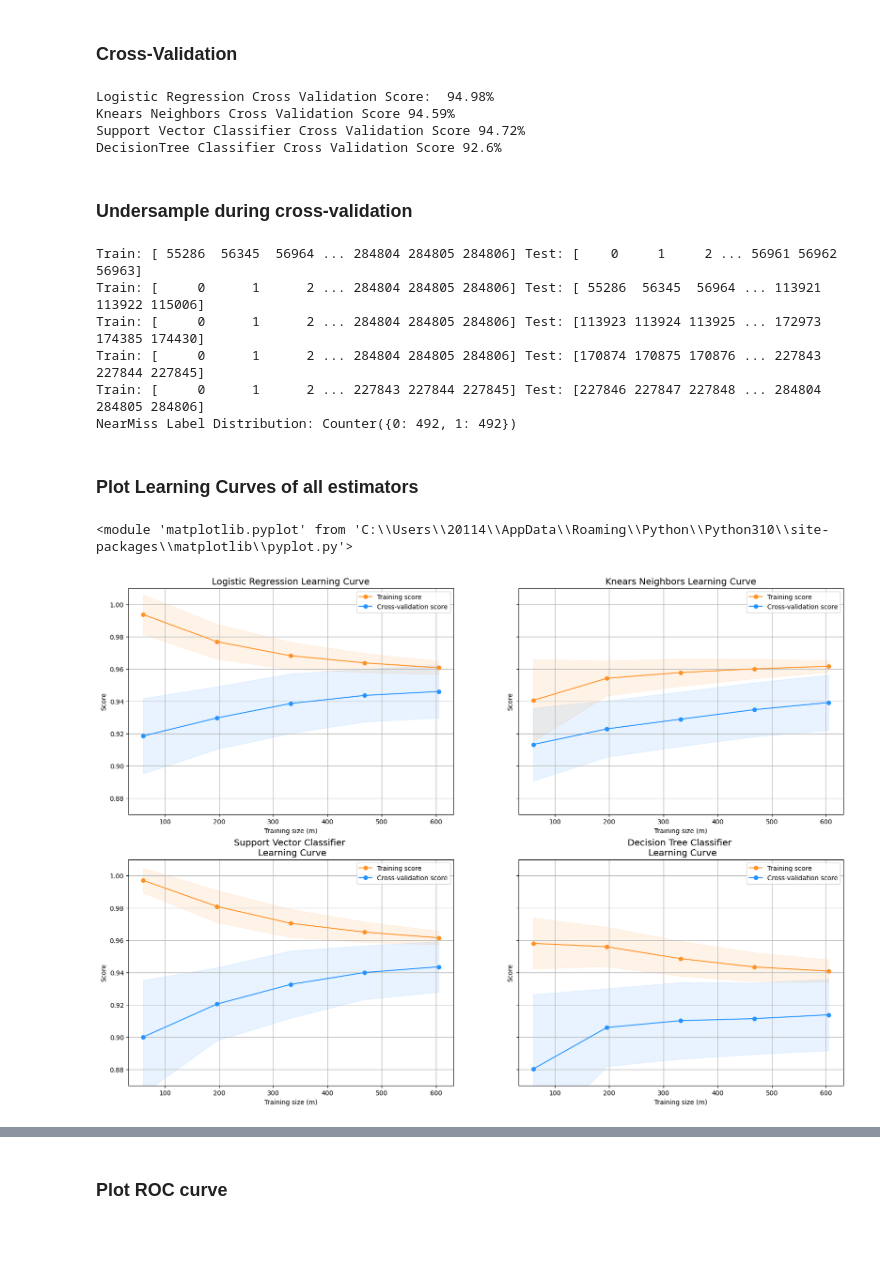
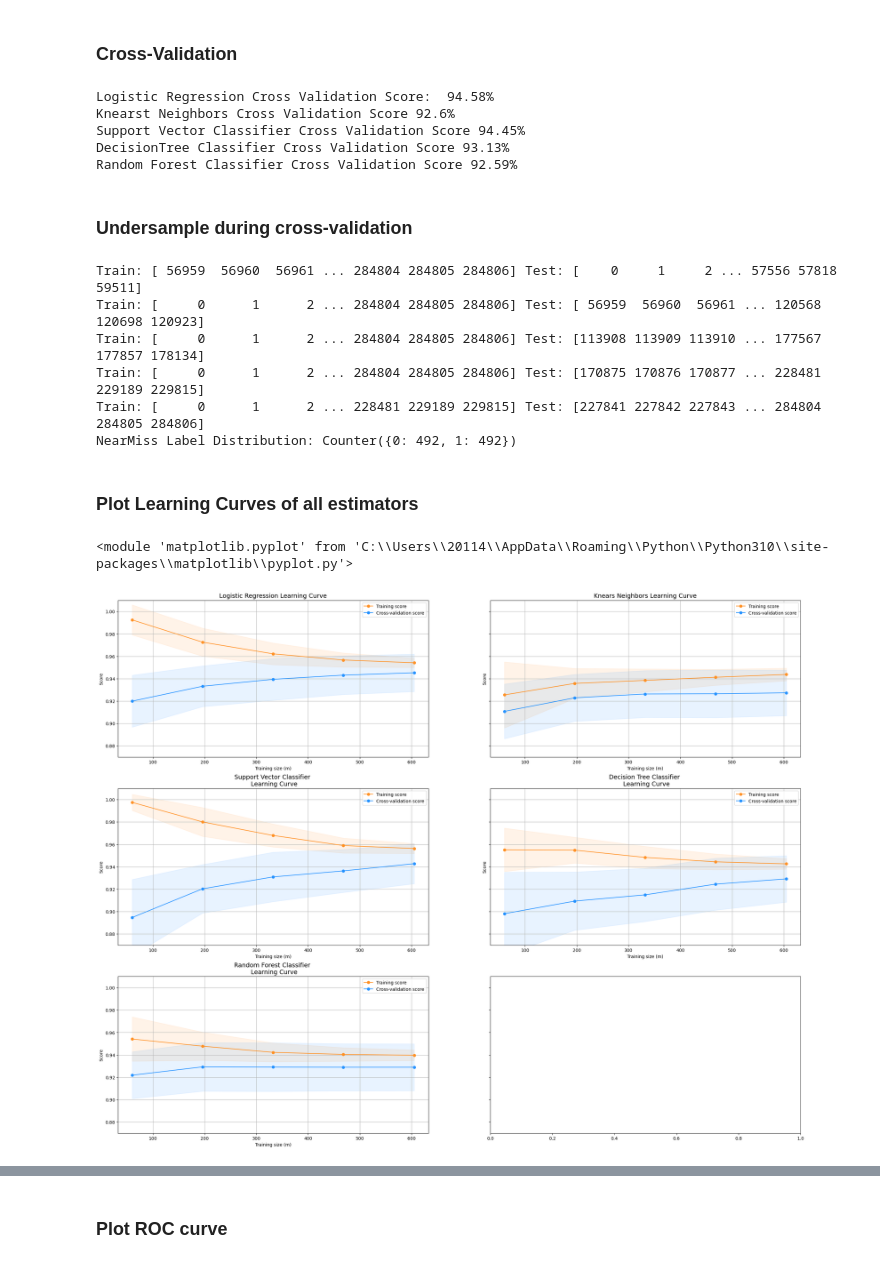
Before and after one commit to ZiadSheriif/Credit-Card-Fraud-Detection, a Jupyter notebook: src/main.ipynb, the cells around one changed output, grey strips where cells are left out. Drawn from its saved outputs; the diff is of its cells as text; code cells hidden in the pictures; blank space fills up the shorter version.

Commit message:
Add random forest

```diff
--- a/src/main.ipynb
+++ b/src/main.ipynb
@@ -519,7 +503,8 @@ classifiers = {
     "LogisiticRegression": LogisticRegression(),
     "KNearest": KNeighborsClassifier(),
     "Support Vector Classifier": SVC(),
-    "DecisionTreeClassifier": DecisionTreeClassifier()
+    "DecisionTreeClassifier": DecisionTreeClassifier(),
+    "RandomForestClassifier": RandomForestClassifier()
 }
 
 # Wow our scores are getting even high scores even when applying cross validation.
@@ -542,6 +528,7 @@ Classifier:  DecisionTreeClassifier Has a training score of 89.0 % accuracy scor
 from sklearn.model_selection import GridSearchCV
 import warnings
 warnings.filterwarnings("ignore")
+
 
 # Logistic Regression
 log_reg_params = {"penalty": ['l1', 'l2'], 'C': [0.001, 0.01, 0.1, 1, 10, 100, 1000]}
@@ -576,6 +563,15 @@ grid_tree.fit(X_train, y_train)
 
 # tree best estimator
 tree_clf = grid_tree.best_estimator_
+
+# Random Forest Classifier
+rf_params = {"criterion": ["gini", "entropy"], "max_depth": list(range(2,4,1)),
+              "min_samples_leaf": list(range(5,7,1))}
+grid_rf = GridSearchCV(RandomForestClassifier(), rf_params)
+grid_rf.fit(X_train, y_train)
+
+# tree best estimator
+rf_clf = grid_rf.best_estimator_
 # %% [markdown]
 ### Cross-Validation
 # %%
@@ -585,18 +581,22 @@ log_reg_score = cross_val_score(log_reg, X_train, y_train, cv=5)
 print('Logistic Regression Cross Validation Score: ', round(log_reg_score.mean() * 100, 2).astype(str) + '%')
 
 knears_score = cross_val_score(knears_neighbors, X_train, y_train, cv=5)
-print('Knears Neighbors Cross Validation Score', round(knears_score.mean() * 100, 2).astype(str) + '%')
+print('Knearst Neighbors Cross Validation Score', round(knears_score.mean() * 100, 2).astype(str) + '%')
 
 svc_score = cross_val_score(svc, X_train, y_train, cv=5)
 print('Support Vector Classifier Cross Validation Score', round(svc_score.mean() * 100, 2).astype(str) + '%')
 
 tree_score = cross_val_score(tree_clf, X_train, y_train, cv=5)
 print('DecisionTree Classifier Cross Validation Score', round(tree_score.mean() * 100, 2).astype(str) + '%')
+
+rf_clf_score = cross_val_score(rf_clf, X_train, y_train, cv=5)
+print('Random Forest Classifier Cross Validation Score', round(rf_clf_score.mean() * 100, 2).astype(str) + '%')
 # %% [output]
-Logistic Regression Cross Validation Score:  94.98%
-Knears Neighbors Cross Validation Score 94.59%
-Support Vector Classifier Cross Validation Score 94.72%
-DecisionTree Classifier Cross Validation Score 92.6%
+Logistic Regression Cross Validation Score:  94.58%
+Knearst Neighbors Cross Validation Score 92.6%
+Support Vector Classifier Cross Validation Score 94.45%
+DecisionTree Classifier Cross Validation Score 93.13%
+Random Forest Classifier Cross Validation Score 92.59%
 # %% [markdown]
 ### Undersample during cross-validation
 # %%
@@ -643,11 +643,11 @@ for train, test in sss.split(undersample_Xtrain, undersample_ytrain):
     undersample_f1.append(f1_score(original_ytrain[test], undersample_prediction))
     undersample_auc.append(roc_auc_score(original_ytrain[test], undersample_prediction))
 # %% [output]
-Train: [ 55286  56345  56964 ... 284804 284805 284806] Test: [    0     1     2 ... 56961 56962 56963]
-Train: [     0      1      2 ... 284804 284805 284806] Test: [ 55286  56345  56964 ... 113921 113922 115006]
-Train: [     0      1      2 ... 284804 284805 284806] Test: [113923 113924 113925 ... 172973 174385 174430]
-Train: [     0      1      2 ... 284804 284805 284806] Test: [170874 170875 170876 ... 227843 227844 227845]
-Train: [     0      1      2 ... 227843 227844 227845] Test: [227846 227847 227848 ... 284804 284805 284806]
+Train: [ 56959  56960  56961 ... 284804 284805 284806] Test: [    0     1     2 ... 57556 57818 59511]
+Train: [     0      1      2 ... 284804 284805 284806] Test: [ 56959  56960  56961 ... 120568 120698 120923]
+Train: [     0      1      2 ... 284804 284805 284806] Test: [113908 113909 113910 ... 177567 177857 178134]
+Train: [     0      1      2 ... 284804 284805 284806] Test: [170875 170876 170877 ... 228481 229189 229815]
+Train: [     0      1      2 ... 228481 229189 229815] Test: [227841 227842 227843 ... 284804 284805 284806]
 NearMiss Label Distribution: Counter({0: 492, 1: 492})
 # %% [markdown]
 ### Plot Learning Curves of all estimators
@@ -656,9 +656,9 @@ NearMiss Label Distribution: Counter({0: 492, 1: 492})
 from sklearn.model_selection import ShuffleSplit
 from sklearn.model_selection import learning_curve
 
-def plot_learning_curve(estimator1, estimator2, estimator3, estimator4, X, y, ylim=None, cv=None,
+def plot_learning_curve(estimator1, estimator2, estimator3, estimator4, estimator5, X, y, ylim=None, cv=None,
                         n_jobs=1, train_sizes=np.linspace(.1, 1.0, 5)):
-    f, ((ax1, ax2), (ax3, ax4)) = plt.subplots(2,2, figsize=(20,14), sharey=True)
+    f, ((ax1, ax2), (ax3, ax4), (ax5, _)) = plt.subplots(3, 2, figsize=(28,22), sharey=True)
     if ylim is not None:
         plt.ylim(*ylim)
     # First Estimator
@@ -748,13 +748,36 @@ def plot_learning_curve(estimator1, estimator2, estimator3, estimator4, X, y, yl
     ax4.set_ylabel('Score')
     ax4.grid(True)
     ax4.legend(loc="best")
+
+    # Fifth Estimator
+    train_sizes, train_scores, test_scores = learning_curve(
+        estimator5, X, y, cv=cv, n_jobs=n_jobs, train_sizes=train_sizes)
+    train_scores_mean = np.mean(train_scores, axis=1)
+    train_scores_std = np.std(train_scores, axis=1)
+    test_scores_mean = np.mean(test_scores, axis=1)
+    test_scores_std = np.std(test_scores, axis=1)
+    ax5.fill_between(train_sizes, train_scores_mean - train_scores_std,
+                     train_scores_mean + train_scores_std, alpha=0.1,
+                     color="#ff9124")
+    ax5.fill_between(train_sizes, test_scores_mean - test_scores_std,
+                        test_scores_mean + test_scores_std, alpha=0.1, color="#2492ff")
+    ax5.plot(train_sizes, train_scores_mean, 'o-', color="#ff9124",
+                label="Training score")
+    ax5.plot(train_sizes, test_scores_mean, 'o-', color="#2492ff",
+                label="Cross-validation score")
+    ax5.set_title("Random Forest Classifier \n Learning Curve", fontsize=14)
+    ax5.set_xlabel('Training size (m)')
+    ax5.set_ylabel('Score')
+    ax5.grid(True)
+    ax5.legend(loc="best")
+
     return plt
 # %%
 cv = ShuffleSplit(n_splits=100, test_size=0.2, random_state=42)
-plot_learning_curve(log_reg, knears_neighbors, svc, tree_clf, X_train, y_train, (0.87, 1.01), cv=cv, n_jobs=4)
+plot_learning_curve(log_reg, knears_neighbors, svc, tree_clf, rf_clf, X_train, y_train, (0.87, 1.01), cv=cv, n_jobs=4)
 # %% [output]
 <module 'matplotlib.pyplot' from 'C:\\Users\\20114\\AppData\\Roaming\\Python\\Python310\\site-packages\\matplotlib\\pyplot.py'>
-[figure, old version]
+[figure, new version]
 # %%
 from sklearn.metrics import roc_curve
 from sklearn.model_selection import cross_val_predict
```
Also changed, not shown: parts of 12 cells of this notebook.
